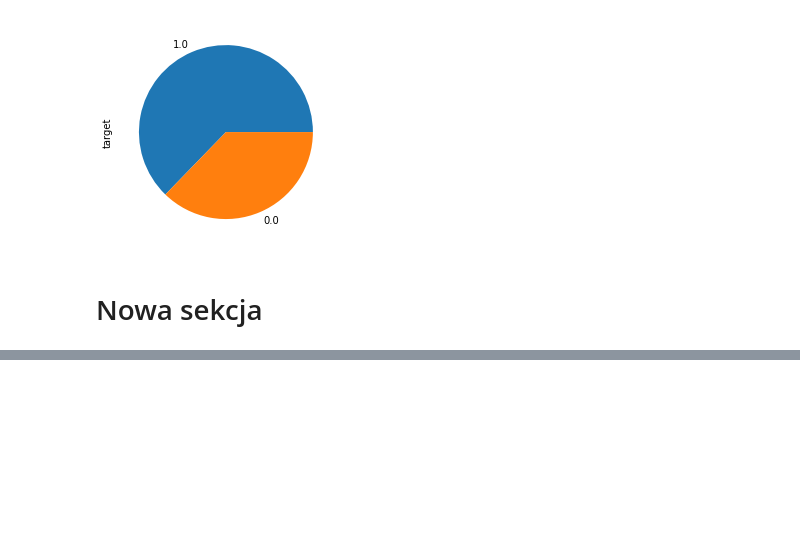
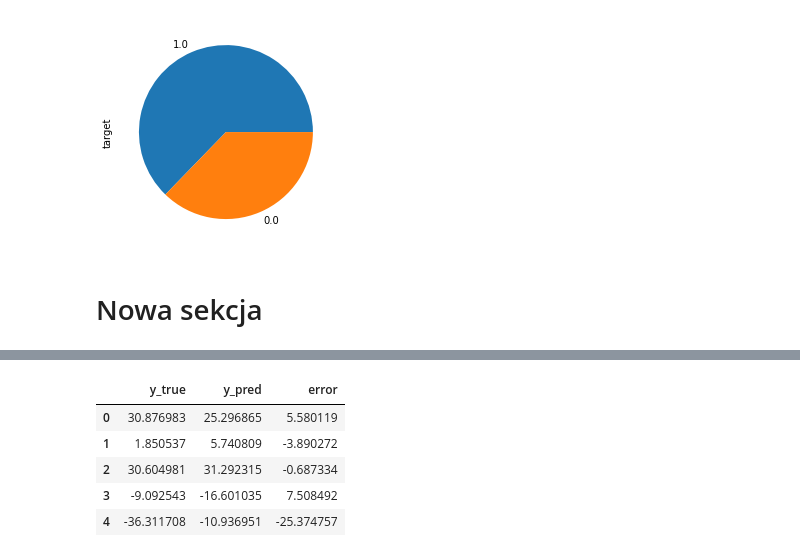
Before and after one commit to ozydziak/uczenie-maszynowe, a Jupyter notebook: Regresja.ipynb, the cells around one changed output, grey strips where cells are left out. Cells and saved outputs as stored; diff of their text form; code cells hidden in the pictures; blank space fills up the shorter version.

```diff
--- a/Regresja.ipynb
+++ b/Regresja.ipynb
@@ -230,0 +265,29 @@ print(regression.coef_ [0], regression.intercept_)
+# %%
+from sklearn.datasets import make_regression
+from sklearn.model_selection import train_test_split
+import matplotlib.pyplot as plt
+import pandas as pd
+data, target = make_regression(n_samples=1000, n_features=1, n_targets=1, noise=15.0, random_state=42)
+
+X_train, x_test, y_train, y_test = train_test_split(data, target, train_size=0.8,random_state=42)
+
+regression = LinearRegression()
+regression.fit(X_train, y_train)
+
+regression.score(X_train, y_train)
+
+regression.score(x_test,y_test)
+
+y_pred= regression.predict(x_test)
+
+predictions = pd.DataFrame(data= {'y_true' : y_test, 'y_pred': y_pred})
+
+predictions['error'] = predictions['y_true'] - predictions['y_pred']
+predictions.head()
+# %% [output]
+|  | y_true | y_pred | error |
+| 0 | 30.876983 | 25.296865 | 5.580119 |
+| 1 | 1.850537 | 5.740809 | -3.890272 |
+| 2 | 30.604981 | 31.292315 | -0.687334 |
+| 3 | -9.092543 | -16.601035 | 7.508492 |
+| 4 | -36.311708 | -10.936951 | -25.374757 |
```
Also changed, not shown: parts of 2 cells of this notebook.
